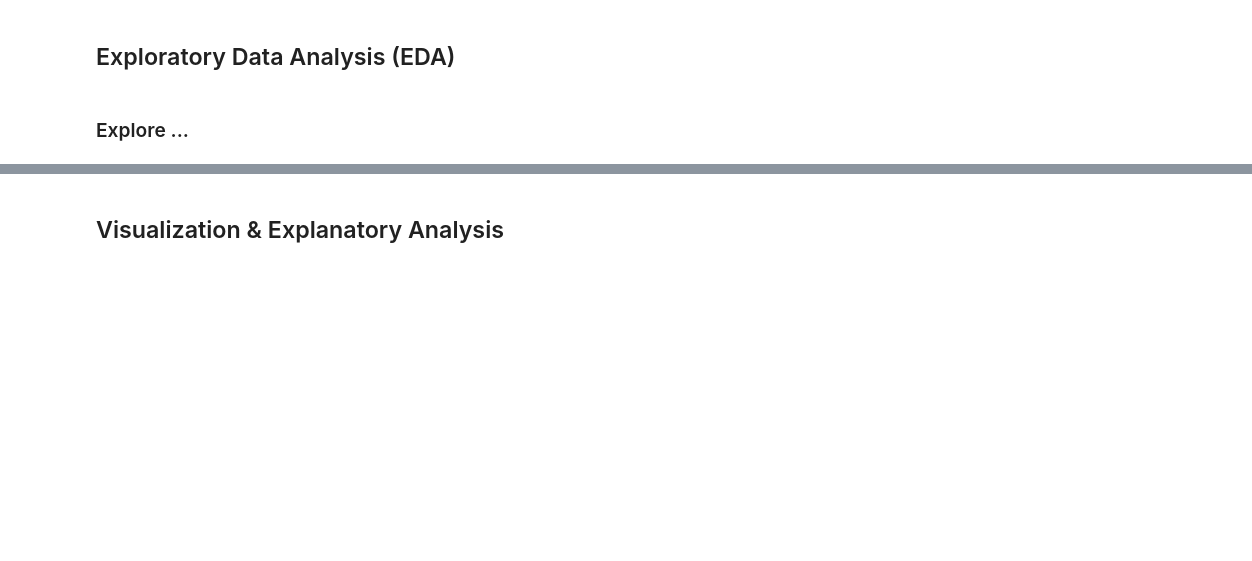
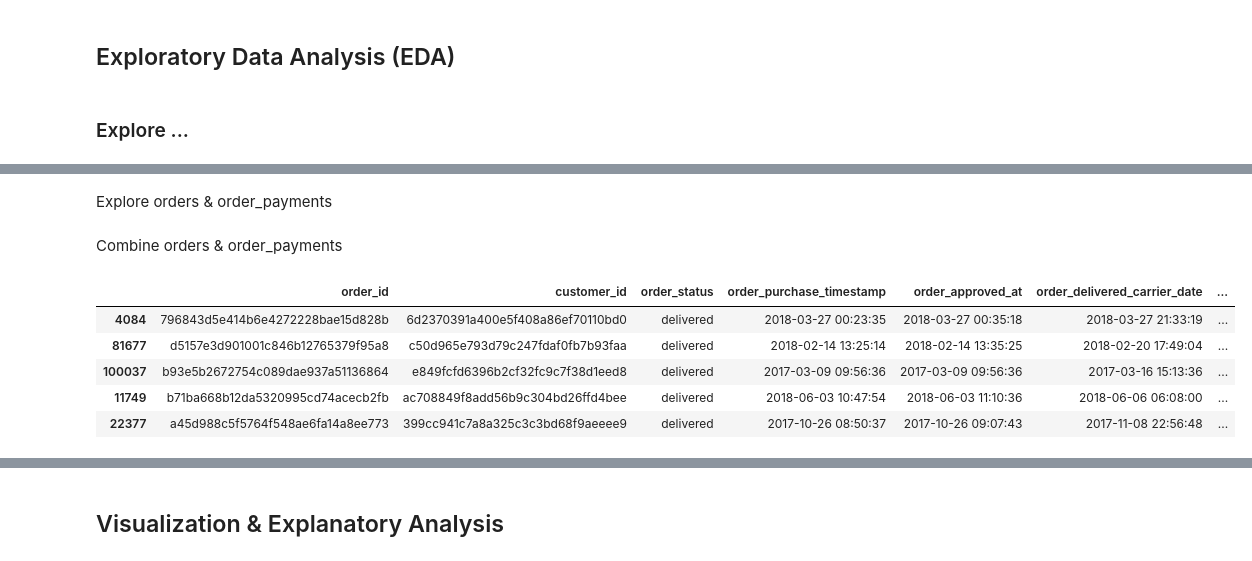
Before and after one commit to vitoananta3/proyek-analisis-data-e-commerce-public-dataset, a Jupyter notebook: notebook.ipynb, the cells around one changed output, grey strips where cells are left out. Saved outputs shown, nothing was run; the diff lists cells and outputs as text; code cells hidden in the pictures; blank space fills up the shorter version.

```diff
--- a/notebook.ipynb
+++ b/notebook.ipynb
@@ -870,0 +936,14 @@ orders_df.sample(5)
+# %% [markdown]
+Explore orders & order_payments
+# %% [markdown]
+Combine orders & order_payments
+# %%
+orders_payments_df = pd.merge(orders_df, order_payments_df, on='order_id')
+orders_payments_df.sample(5)
+# %% [output]
+|  | order_id | customer_id | order_status | order_purchase_timestamp | order_approved_at | order_delivered_carrier_date | ... |
+| 4084 | 796843d5e414b6e4272228bae15d828b | 6d2370391a400e5f408a86ef70110bd0 | delivered | 2018-03-27 00:23:35 | 2018-03-27 00:35:18 | 2018-03-27 21:33:19 | ... |
+| 81677 | d5157e3d901001c846b12765379f95a8 | c50d965e793d79c247fdaf0fb7b93faa | delivered | 2018-02-14 13:25:14 | 2018-02-14 13:35:25 | 2018-02-20 17:49:04 | ... |
+| 100037 | b93e5b2672754c089dae937a51136864 | e849fcfd6396b2cf32fc9c7f38d1eed8 | delivered | 2017-03-09 09:56:36 | 2017-03-09 09:56:36 | 2017-03-16 15:13:36 | ... |
+| 11749 | b71ba668b12da5320995cd74acecb2fb | ac708849f8add56b9c304bd26ffd4bee | delivered | 2018-06-03 10:47:54 | 2018-06-03 11:10:36 | 2018-06-06 06:08:00 | ... |
+| 22377 | a45d988c5f5764f548ae6fa14a8ee773 | 399cc941c7a8a325c3c3bd68f9aeeee9 | delivered | 2017-10-26 08:50:37 | 2017-10-26 09:07:43 | 2017-11-08 22:56:48 | ... |
```
Also changed, not shown: parts of 22 cells of this notebook.
